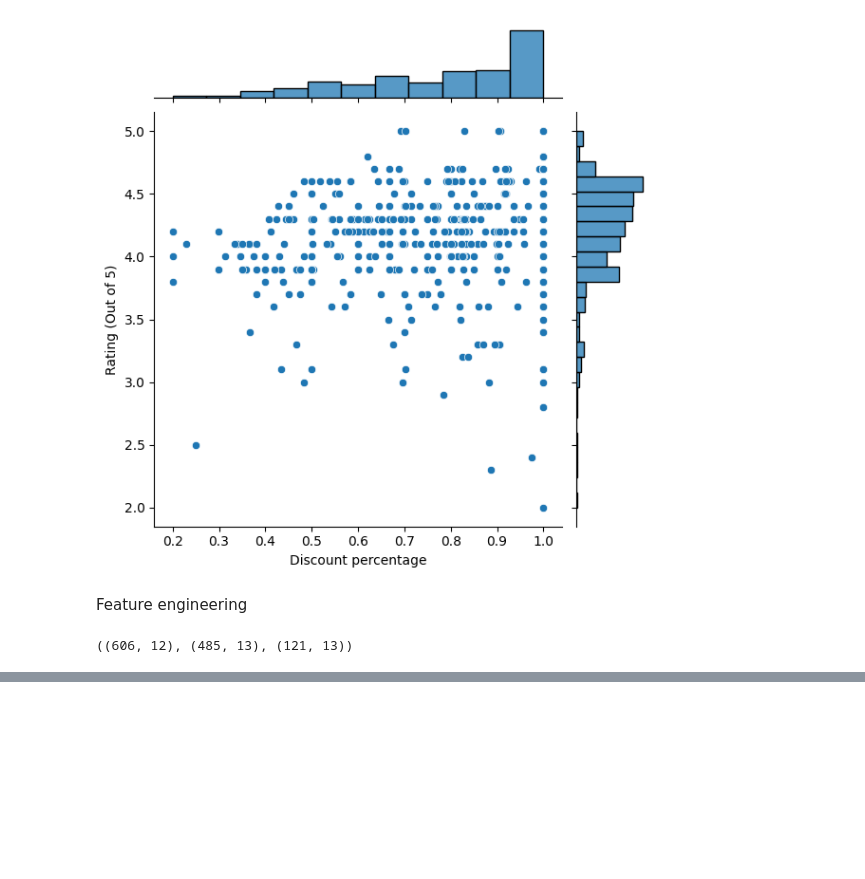
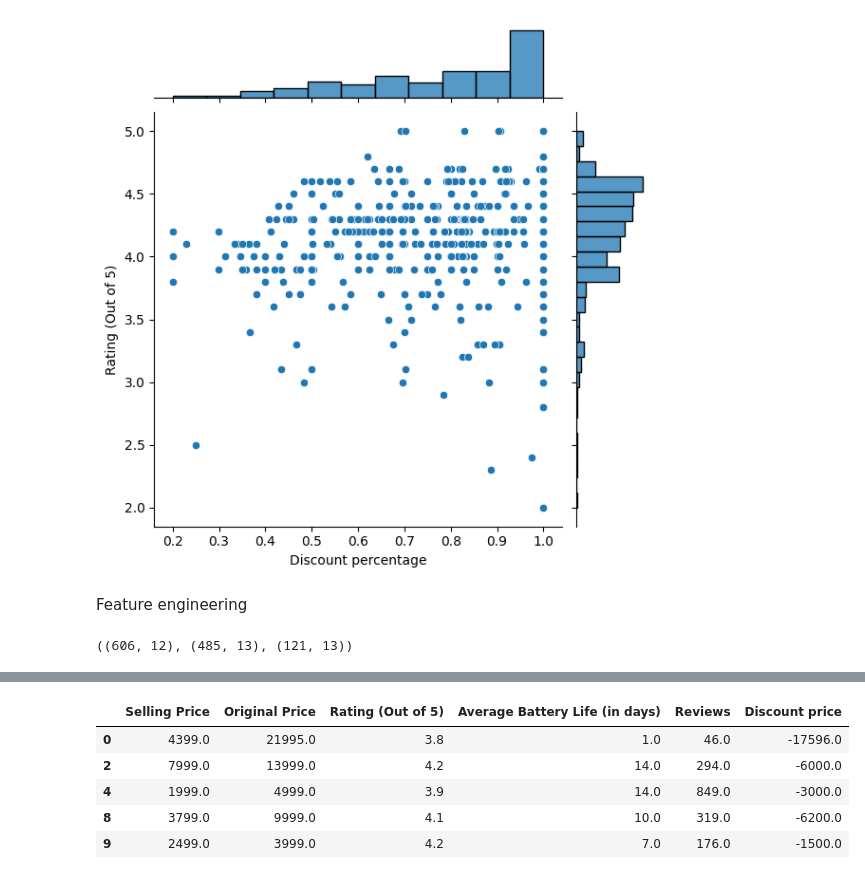
Before and after one commit to sarthakone105/100_days_of_data_science, a Jupyter notebook: fitness_tracker_03.ipynb, the cells around one changed output, grey strips where cells are left out. Saved outputs shown, nothing was run; the diff lists cells and outputs as text; code cells hidden in the pictures; blank space fills up the shorter version.

```diff
--- a/fitness_tracker_03.ipynb
+++ b/fitness_tracker_03.ipynb
@@ -209,0 +322,9 @@ plt.show()
+# %%
+train_df[numerical_col].head()
+# %% [output]
+|  | Selling Price | Original Price | Rating (Out of 5) | Average Battery Life (in days) | Reviews | Discount price |
+| 0 | 4399.0 | 21995.0 | 3.8 | 1.0 | 46.0 | -17596.0 |
+| 2 | 7999.0 | 13999.0 | 4.2 | 14.0 | 294.0 | -6000.0 |
+| 4 | 1999.0 | 4999.0 | 3.9 | 14.0 | 849.0 | -3000.0 |
+| 8 | 3799.0 | 9999.0 | 4.1 | 10.0 | 319.0 | -6200.0 |
+| 9 | 2499.0 | 3999.0 | 4.2 | 7.0 | 176.0 | -1500.0 |
```
Also changed, not shown: parts of 34 cells of this notebook, 1 other file.
